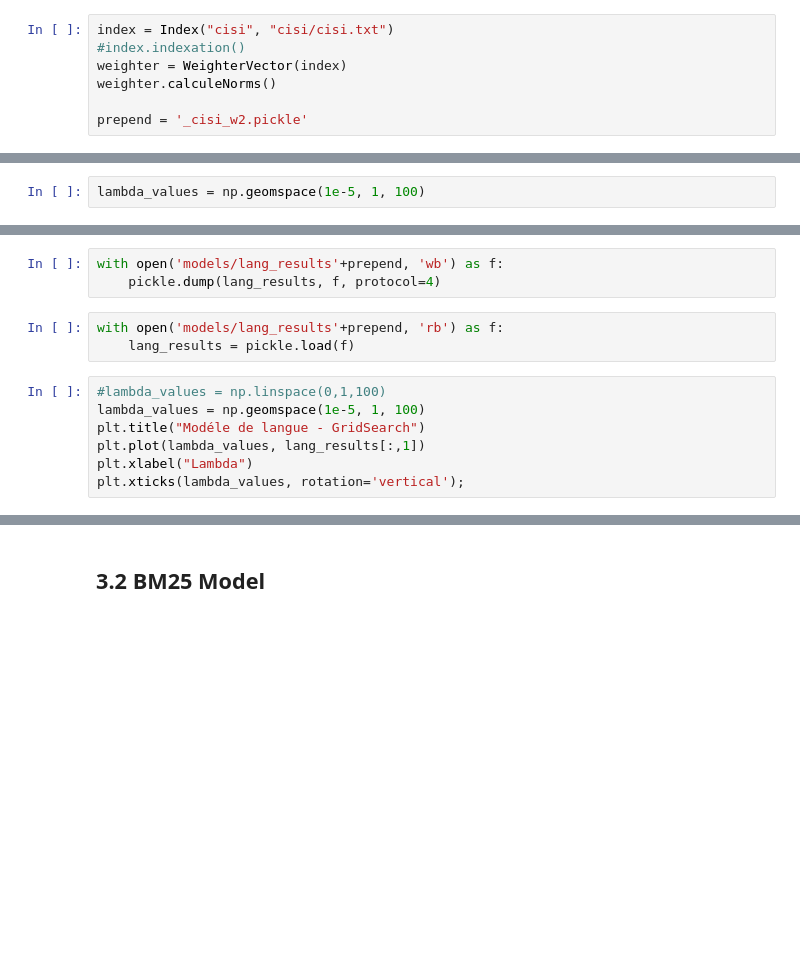
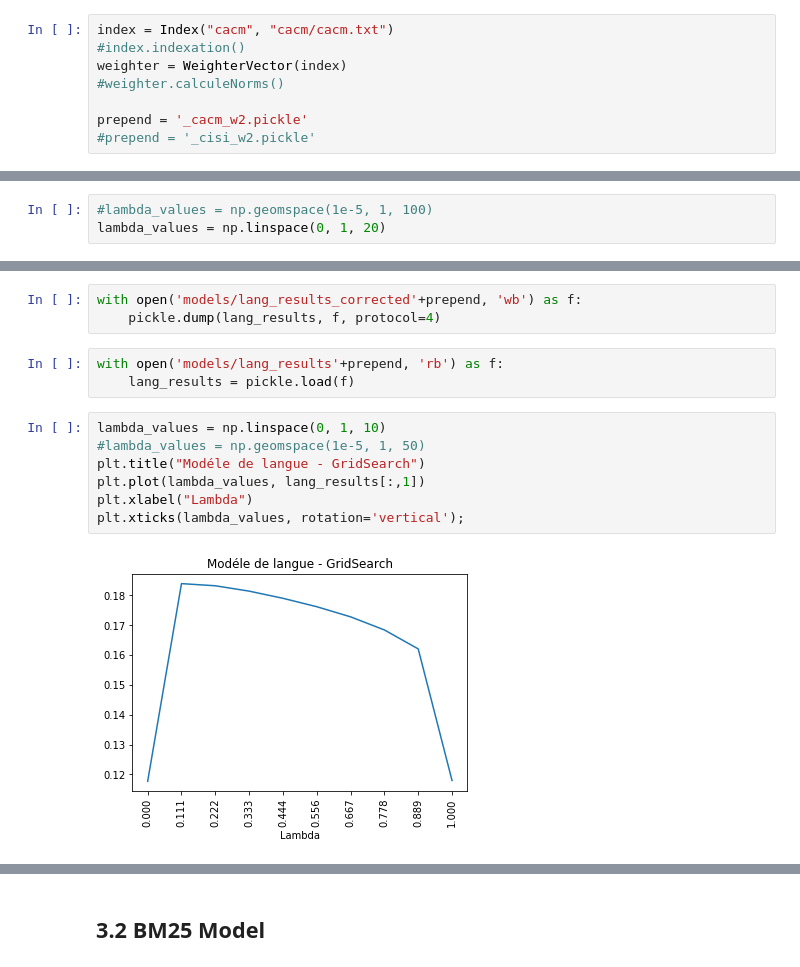
Before and after one commit to samutamm/RI, a Jupyter notebook: tme4_probabilistes.ipynb, the cells around one changed output, grey strips where cells are left out. Drawn from its saved outputs; the diff is of its cells as text; blank space fills up the shorter version.

Commit message:
gridsearch language model corrected

```diff
--- a/tme4_probabilistes.ipynb
+++ b/tme4_probabilistes.ipynb
@@ -9,10 +9,11 @@ from IRModel import *
 from EvalIRModel import *
 from GridSearch import GridSearch
 # %%
-index = Index("cisi", "cisi/cisi.txt")
+index = Index("cacm", "cacm/cacm.txt")
 #index.indexation()
 weighter = WeighterVector(index)
-weighter.calculeNorms()
+#weighter.calculeNorms()
 
-prepend = '_cisi_w2.pickle'
+prepend = '_cacm_w2.pickle'
+#prepend = '_cisi_w2.pickle'
 # %%
@@ -54,21 +137,24 @@ results
 # 3. Optimisation des paramètres
 ## 3.1 Language Model
 # %%
-lambda_values = np.geomspace(1e-5, 1, 100)
+#lambda_values = np.geomspace(1e-5, 1, 100)
+lambda_values = np.linspace(0, 1, 20)
 # %%
 search = GridSearch(param_a_name="lambd", param_a_values=lambda_values)
 results = search.search(language_model, train_prop=0.8, seed=42)
 lang_results = np.array(results)
 # %%
-with open('models/lang_results'+prepend, 'wb') as f:
+with open('models/lang_results_corrected'+prepend, 'wb') as f:
     pickle.dump(lang_results, f, protocol=4)
 # %%
 with open('models/lang_results'+prepend, 'rb') as f:
     lang_results = pickle.load(f)
 # %%
-#lambda_values = np.linspace(0,1,100)
-lambda_values = np.geomspace(1e-5, 1, 100)
+lambda_values = np.linspace(0, 1, 10)
+#lambda_values = np.geomspace(1e-5, 1, 50)
 plt.title("Modéle de langue - GridSearch")
 plt.plot(lambda_values, lang_results[:,1])
 plt.xlabel("Lambda")
 plt.xticks(lambda_values, rotation='vertical');
+# %% [output]
+[figure, added]
```
Also changed, not shown: parts of 13 cells of this notebook.
